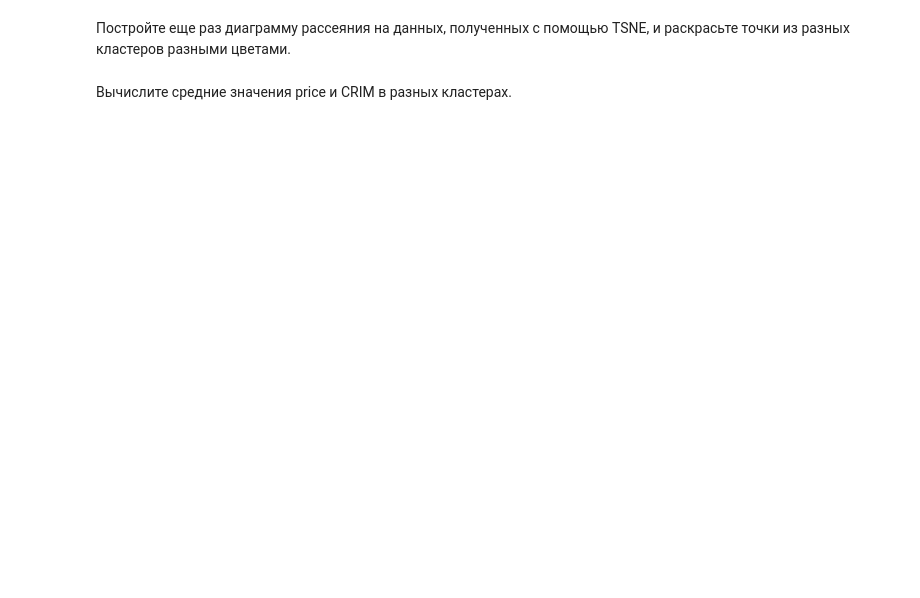
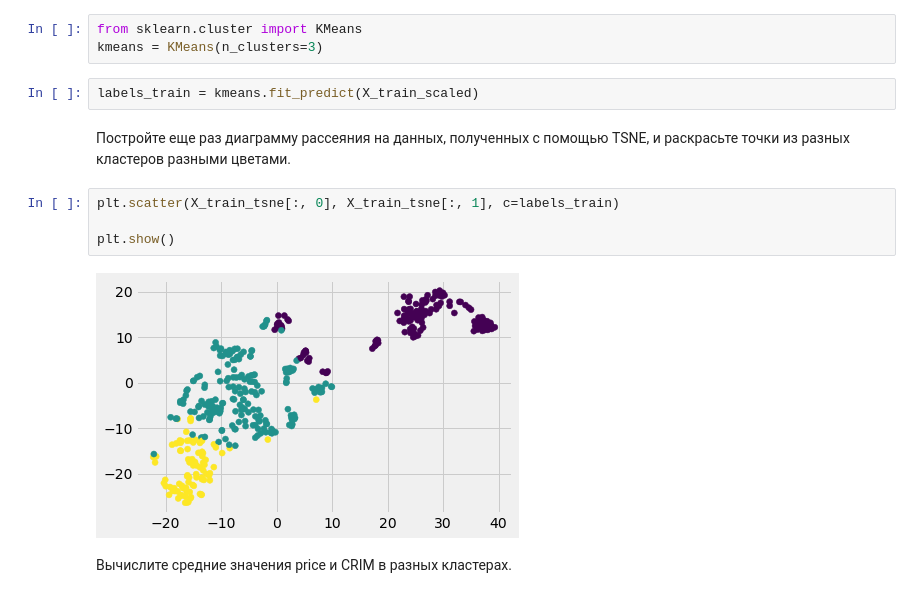
Before and after one commit to Ma3oBblu/python-libs-for-data-science, a Jupyter notebook: lesson4.ipynb, the cells around one changed output. Saved outputs shown, nothing was run; the diff lists cells and outputs as text; blank space fills up the shorter version.

```diff
--- a/lesson4.ipynb
+++ b/lesson4.ipynb
@@ -65,5 +64,16 @@ plt.show()
+# %%
+from sklearn.cluster import KMeans
+kmeans = KMeans(n_clusters=3)
+# %%
+labels_train = kmeans.fit_predict(X_train_scaled)
 # %% [markdown]
 Постройте еще раз диаграмму рассеяния на данных, полученных с помощью TSNE,
 и раскрасьте точки из разных кластеров разными цветами.
+# %%
+plt.scatter(X_train_tsne[:, 0], X_train_tsne[:, 1], c=labels_train)
+
+plt.show()
+# %% [output]
+[figure, added]
 # %% [markdown]
 Вычислите средние значения price и CRIM в разных кластерах.
```
Also changed, not shown: parts of 10 cells of this notebook.
